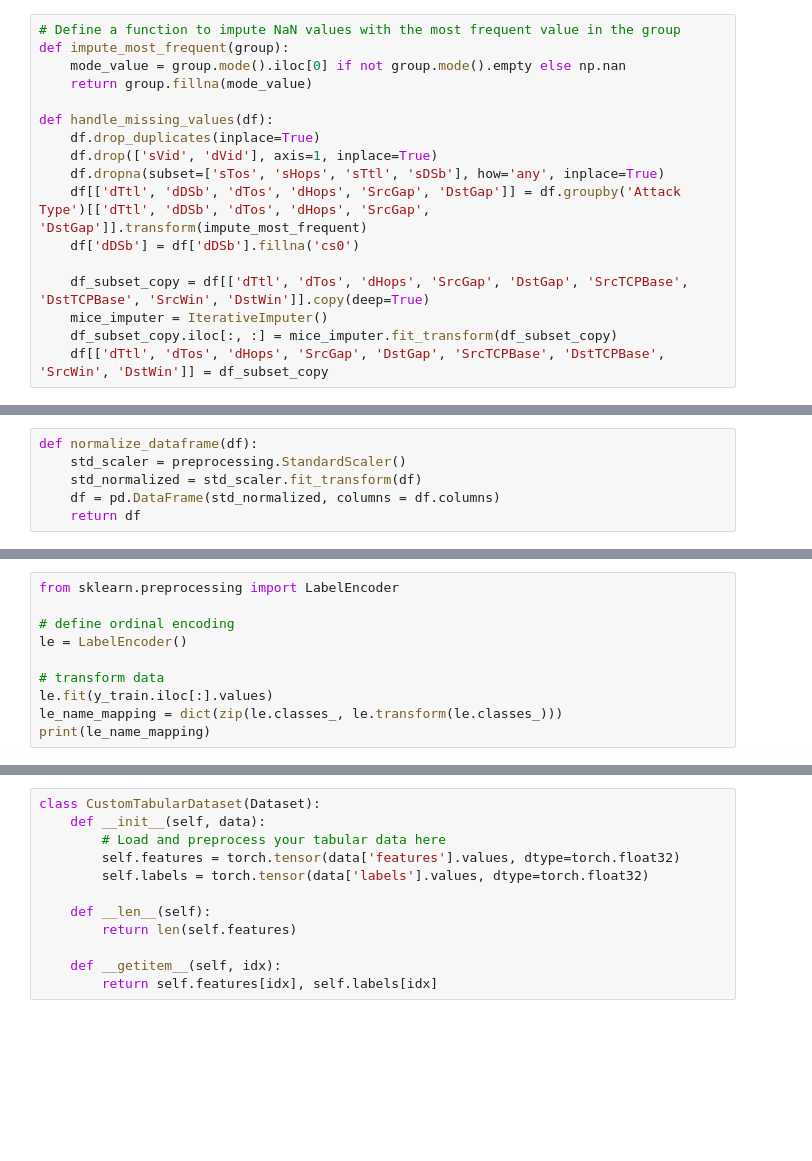
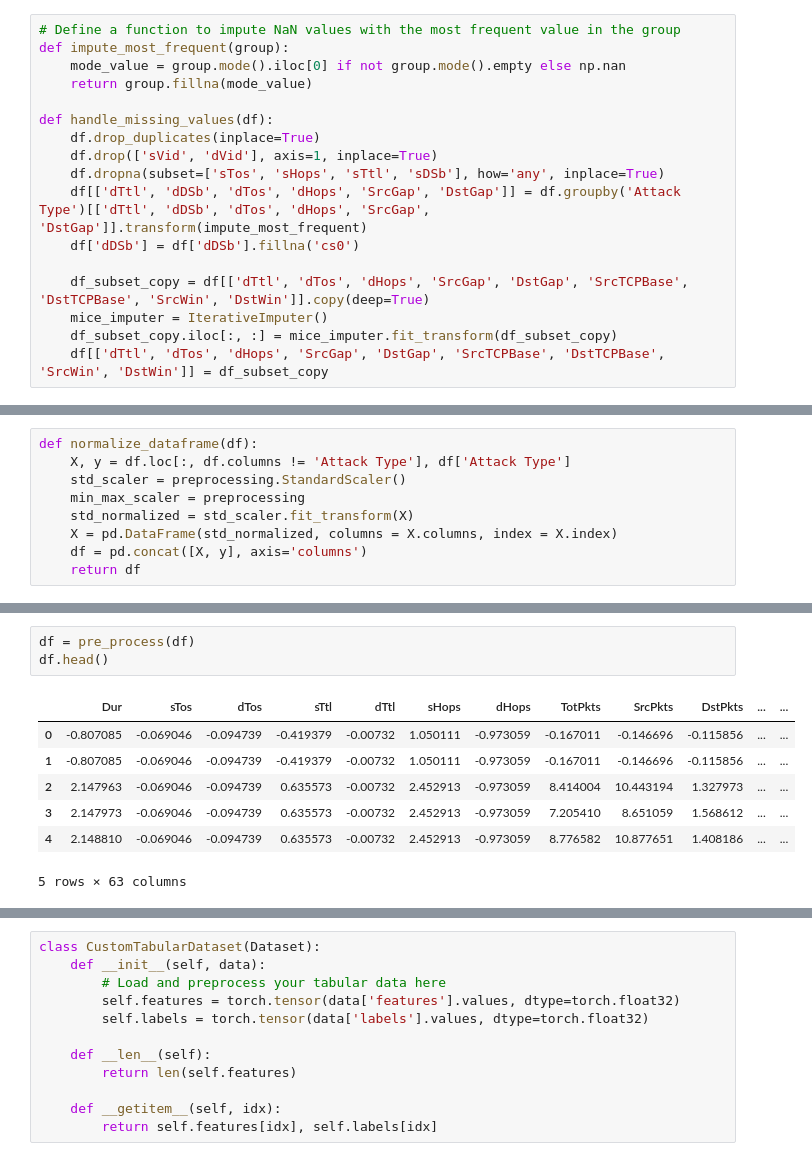
Before and after one commit to vigneshramesh1/network-intrusion-detection, a Jupyter notebook: model_implementation/autoencoders-pytorch.ipynb, the cells around one changed output, grey strips where cells are left out. Drawn from its saved outputs; the diff is of its cells as text; blank space fills up the shorter version.

```diff
--- a/model_implementation/autoencoders-pytorch.ipynb
+++ b/model_implementation/autoencoders-pytorch.ipynb
@@ -330,6 +158,9 @@ Index(['Dur', 'sTos', 'dTos', 'sTtl', 'dTtl', 'sHops', 'dHops', 'TotPkts',
 # %%
 def normalize_dataframe(df):
+    X, y = df.loc[:, df.columns != 'Attack Type'], df['Attack Type']
     std_scaler = preprocessing.StandardScaler()
-    std_normalized = std_scaler.fit_transform(df)
-    df = pd.DataFrame(std_normalized, columns = df.columns)
+    min_max_scaler = preprocessing
+    std_normalized = std_scaler.fit_transform(X)
+    X = pd.DataFrame(std_normalized, columns = X.columns, index = X.index)
+    df = pd.concat([X, y], axis='columns')
     return df
@@ -384,10 +166,0 @@ test_df.head()
-# %%
-from sklearn.preprocessing import LabelEncoder
-
-# define ordinal encoding
-le = LabelEncoder()
-
-# transform data
-le.fit(y_train.iloc[:].values)
-le_name_mapping = dict(zip(le.classes_, le.transform(le.classes_)))
-print(le_name_mapping)
@@ -431,0 +181,11 @@ print(list(le.transform(le.classes_)))
+# %%
+df = pre_process(df)
+df.head()
+# %% [output]
+|  | Dur | sTos | dTos | sTtl | dTtl | sHops | dHops | TotPkts | SrcPkts | DstPkts | ... | ... |
+| 0 | -0.807085 | -0.069046 | -0.094739 | -0.419379 | -0.00732 | 1.050111 | -0.973059 | -0.167011 | -0.146696 | -0.115856 | ... | ... |
+| 1 | -0.807085 | -0.069046 | -0.094739 | -0.419379 | -0.00732 | 1.050111 | -0.973059 | -0.167011 | -0.146696 | -0.115856 | ... | ... |
+| 2 | 2.147963 | -0.069046 | -0.094739 | 0.635573 | -0.00732 | 2.452913 | -0.973059 | 8.414004 | 10.443194 | 1.327973 | ... | ... |
+| 3 | 2.147973 | -0.069046 | -0.094739 | 0.635573 | -0.00732 | 2.452913 | -0.973059 | 7.205410 | 8.651059 | 1.568612 | ... | ... |
+| 4 | 2.148810 | -0.069046 | -0.094739 | 0.635573 | -0.00732 | 2.452913 | -0.973059 | 8.776582 | 10.877651 | 1.408186 | ... | ... |
+5 rows × 63 columns
```
Also changed, not shown: parts of 45 cells of this notebook.
